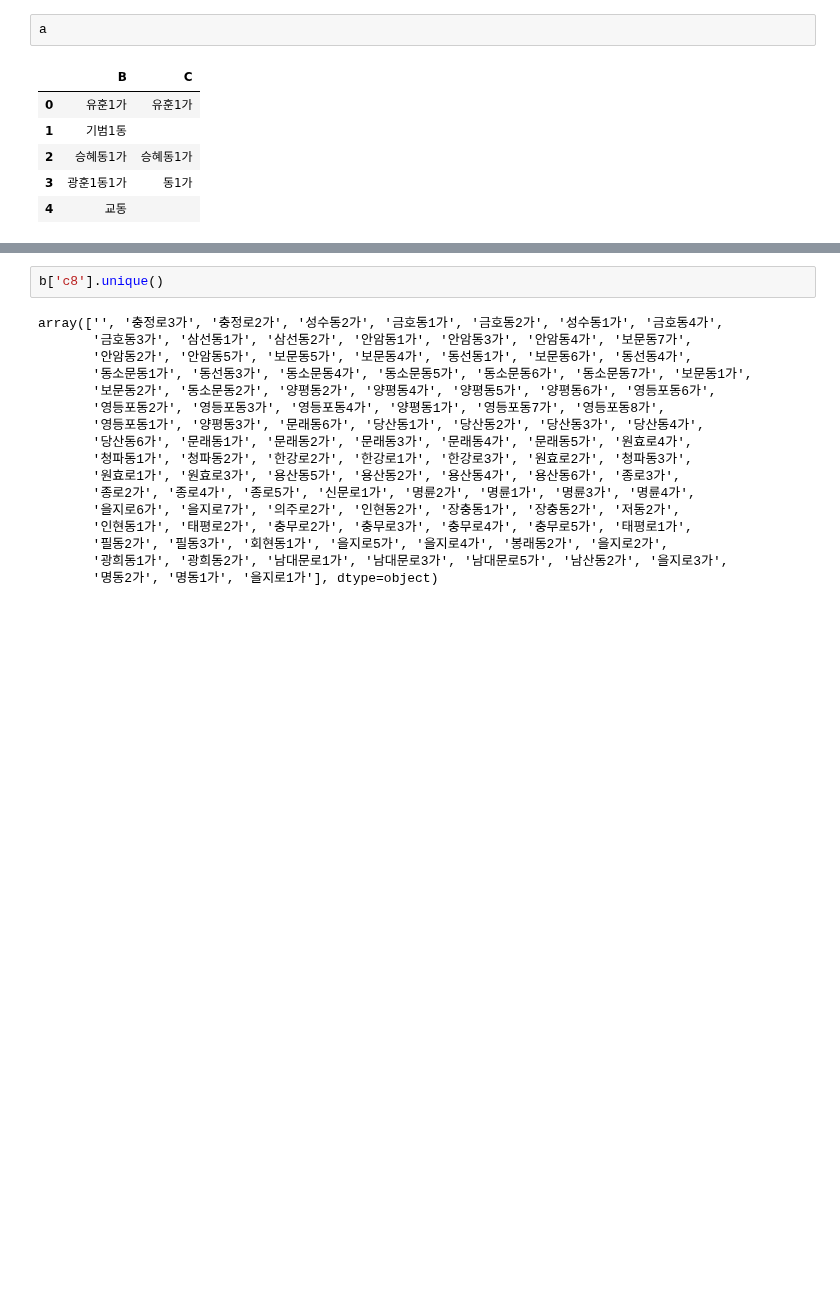
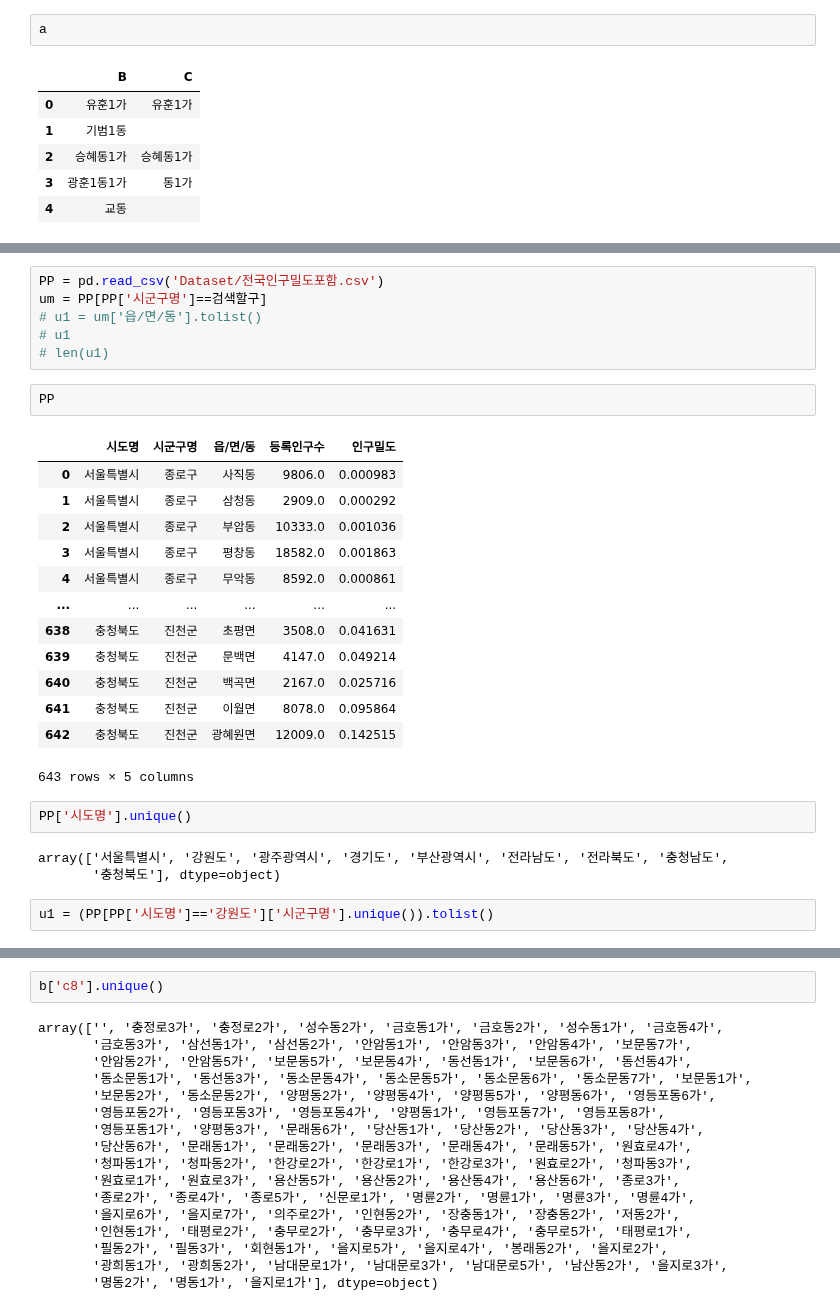
Before and after one commit to kikiru328/CAKD3-Github, a Jupyter notebook: Projects/Team Project/연습장.ipynb, the cells around one changed output, grey strips where cells are left out. Saved outputs shown, nothing was run; the diff lists cells and outputs as text; blank space fills up the shorter version.

```diff
--- a/Projects/Team Project/연습장.ipynb
+++ b/Projects/Team Project/연습장.ipynb
@@ -124,0 +145,29 @@ a
+# %%
+PP = pd.read_csv('Dataset/전국인구밀도포함.csv')
+um = PP[PP['시군구명']==검색할구]
+# u1 = um['읍/면/동'].tolist()
+# u1
+# len(u1)
+# %%
+PP
+# %% [output]
+|  | 시도명 | 시군구명 | 읍/면/동 | 등록인구수 | 인구밀도 |
+| 0 | 서울특별시 | 종로구 | 사직동 | 9806.0 | 0.000983 |
+| 1 | 서울특별시 | 종로구 | 삼청동 | 2909.0 | 0.000292 |
+| 2 | 서울특별시 | 종로구 | 부암동 | 10333.0 | 0.001036 |
+| 3 | 서울특별시 | 종로구 | 평창동 | 18582.0 | 0.001863 |
+| 4 | 서울특별시 | 종로구 | 무악동 | 8592.0 | 0.000861 |
+| ... | ... | ... | ... | ... | ... |
+| 638 | 충청북도 | 진천군 | 초평면 | 3508.0 | 0.041631 |
+| 639 | 충청북도 | 진천군 | 문백면 | 4147.0 | 0.049214 |
+| 640 | 충청북도 | 진천군 | 백곡면 | 2167.0 | 0.025716 |
+| 641 | 충청북도 | 진천군 | 이월면 | 8078.0 | 0.095864 |
+| 642 | 충청북도 | 진천군 | 광혜원면 | 12009.0 | 0.142515 |
+643 rows × 5 columns
+# %%
+PP['시도명'].unique()
+# %% [output]
+array(['서울특별시', '강원도', '광주광역시', '경기도', '부산광역시', '전라남도', '전라북도', '충청남도',
+       '충청북도'], dtype=object)
+# %%
+u1 = (PP[PP['시도명']=='강원도']['시군구명'].unique()).tolist()
```
Also changed, not shown: parts of 9 cells of this notebook, 14 other files.
